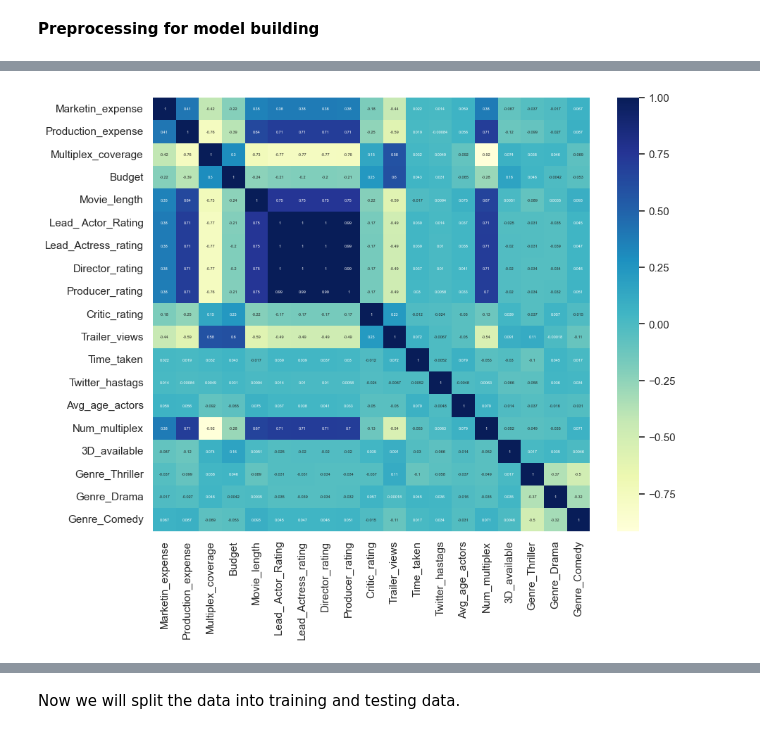
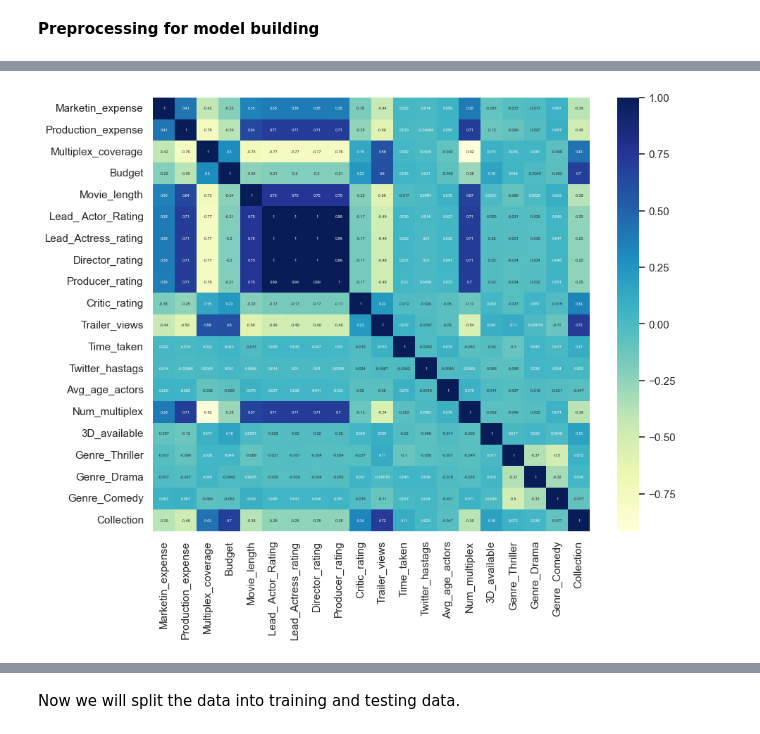
Before and after one commit to deepthisree2000/Movie-Collection-Prediction-Linear-Regression, a Jupyter notebook: Model.ipynb, the cells around one changed output, grey strips where cells are left out. Drawn from its saved outputs; the diff is of its cells as text; code cells hidden in the pictures.

```diff
--- a/Model.ipynb
+++ b/Model.ipynb
@@ -124,0 +116,2 @@ sns.heatmap(x.corr())
+# %%
+df=pd.concat((df1,df2),axis=1)
@@ -125,5 +137,5 @@ sns.heatmap(x.corr())
 # %%
 sns.set(rc = {'figure.figsize':(10,8)})
-sns.heatmap(data=x.corr(numeric_only=True),cmap='YlGnBu',annot=True,annot_kws={'size':4},);
+sns.heatmap(data=df.corr(numeric_only=True),cmap='YlGnBu',annot=True,annot_kws={'size':4},);
 # %% [output]
-[figure, old version]
+[figure, new version]
```
Also changed, not shown: parts of 11 cells of this notebook.
